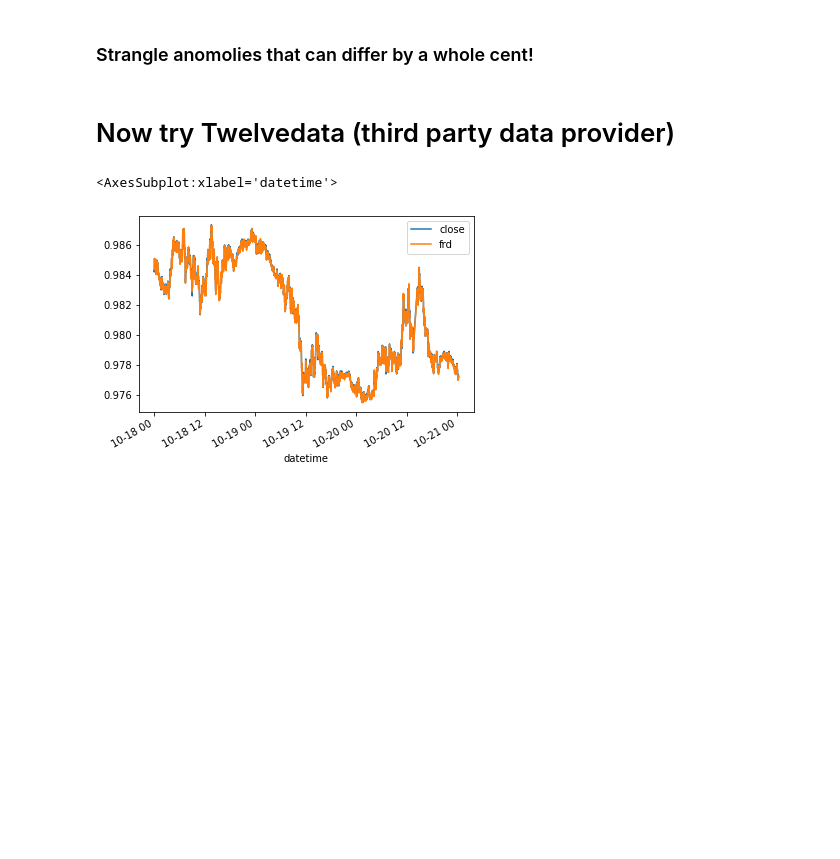
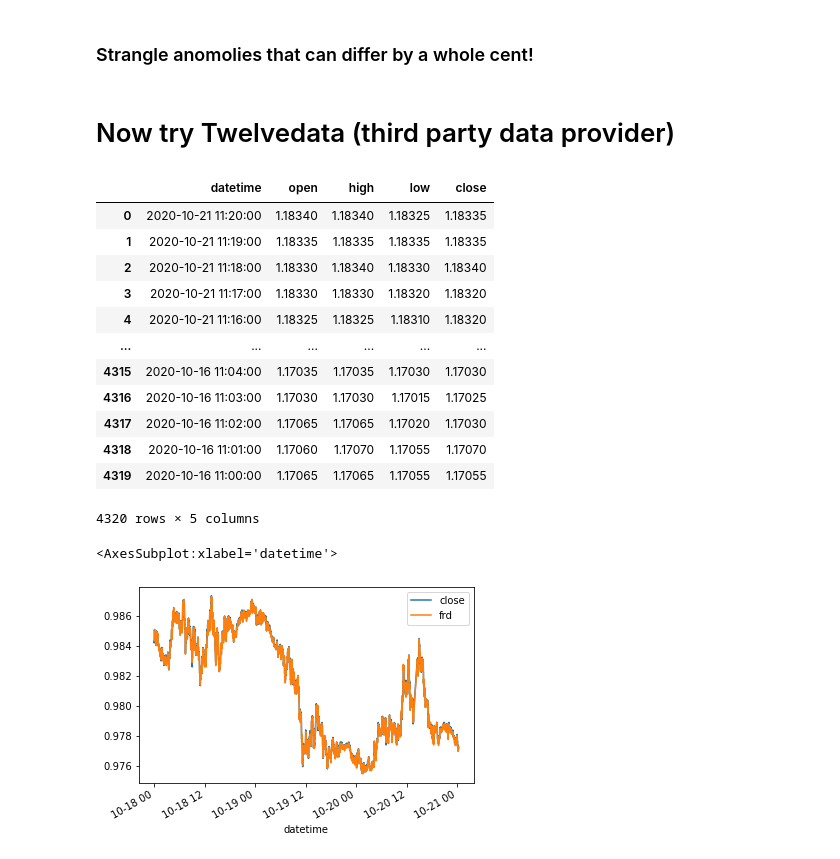
Before and after one commit to mtanghu/Transformer-Trader, a Jupyter notebook: Comparision.ipynb, the cells around one changed output. Drawn from its saved outputs; the diff is of its cells as text; code cells hidden in the pictures; blank space fills up the shorter version.

```diff
--- a/Comparision.ipynb
+++ b/Comparision.ipynb
@@ -73,9 +73,24 @@ bars[['close', 'frd']].plot()
 # %%
 import requests
 import io
 
-response = requests.get("https://api.twelvedata.com/time_series?apikey=b1380736fa4d496881c9a1fc87d3dcb3&interval=1min&symbol=EUR/USD&outputsize=4320&start_date=2022-10-01 00:20:00&end_date=2022-10-21 00:20:00&format=CSV")
+response = requests.get("https://api.twelvedata.com/time_series?apikey=b1380736fa4d496881c9a1fc87d3dcb3&interval=1min&symbol=EUR/USD&outputsize=4320&start_date=2020-10-01 00:20:00&end_date=2020-10-21 00:20:00&format=CSV")
 df = pd.read_csv(io.StringIO(response.text), sep=";")
+df
+# %% [output]
+|  | datetime | open | high | low | close |
+| 0 | 2020-10-21 11:20:00 | 1.18340 | 1.18340 | 1.18325 | 1.18335 |
+| 1 | 2020-10-21 11:19:00 | 1.18335 | 1.18335 | 1.18335 | 1.18335 |
+| 2 | 2020-10-21 11:18:00 | 1.18330 | 1.18340 | 1.18330 | 1.18340 |
+| 3 | 2020-10-21 11:17:00 | 1.18330 | 1.18330 | 1.18320 | 1.18320 |
+| 4 | 2020-10-21 11:16:00 | 1.18325 | 1.18325 | 1.18310 | 1.18320 |
+| ... | ... | ... | ... | ... | ... |
+| 4315 | 2020-10-16 11:04:00 | 1.17035 | 1.17035 | 1.17030 | 1.17030 |
+| 4316 | 2020-10-16 11:03:00 | 1.17030 | 1.17030 | 1.17015 | 1.17025 |
+| 4317 | 2020-10-16 11:02:00 | 1.17065 | 1.17065 | 1.17020 | 1.17030 |
+| 4318 | 2020-10-16 11:01:00 | 1.17060 | 1.17070 | 1.17055 | 1.17070 |
+| 4319 | 2020-10-16 11:00:00 | 1.17065 | 1.17065 | 1.17055 | 1.17055 |
+4320 rows × 5 columns
 # %%
 fx = pd.read_csv('data/EURUSD_1min.txt', names = ['day', 'time', 'open', 'high', 'low', 'close', 'volume'])
 fx['datetime'] = fx['day'].astype(str) + " " + fx['time']
```
Also changed, not shown: parts of 10 cells of this notebook.
